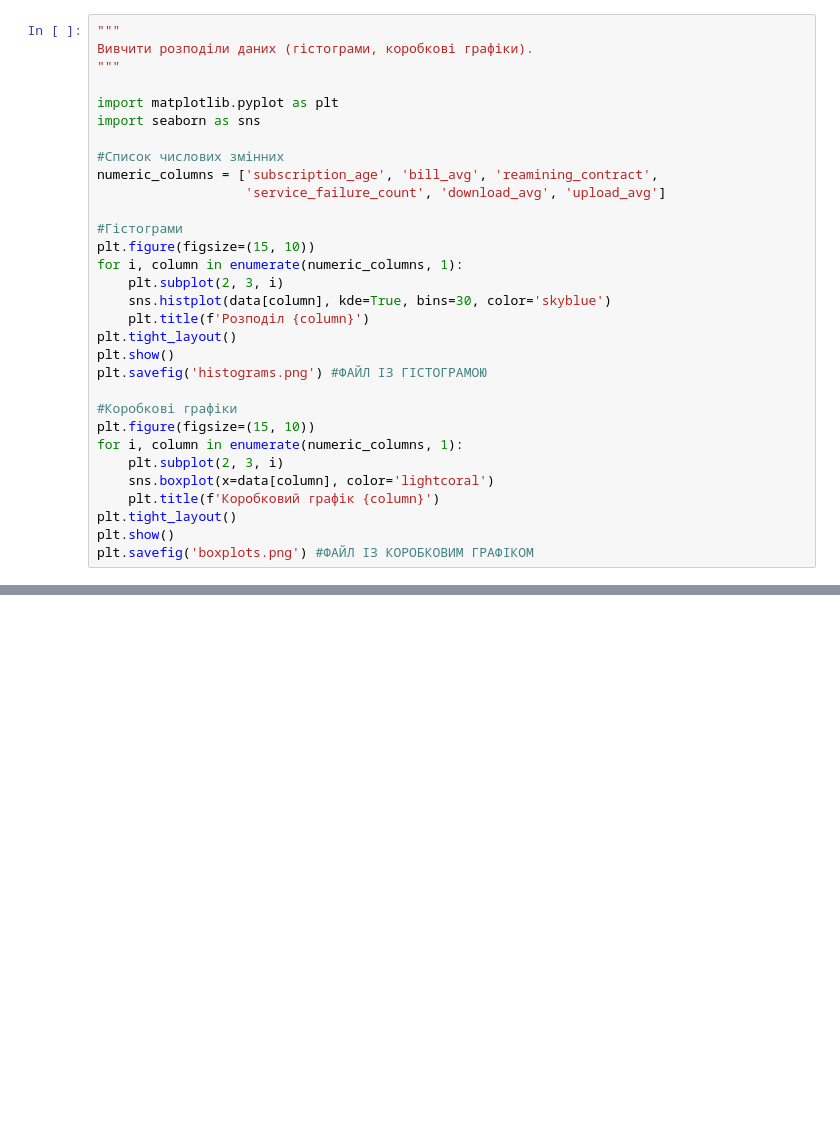
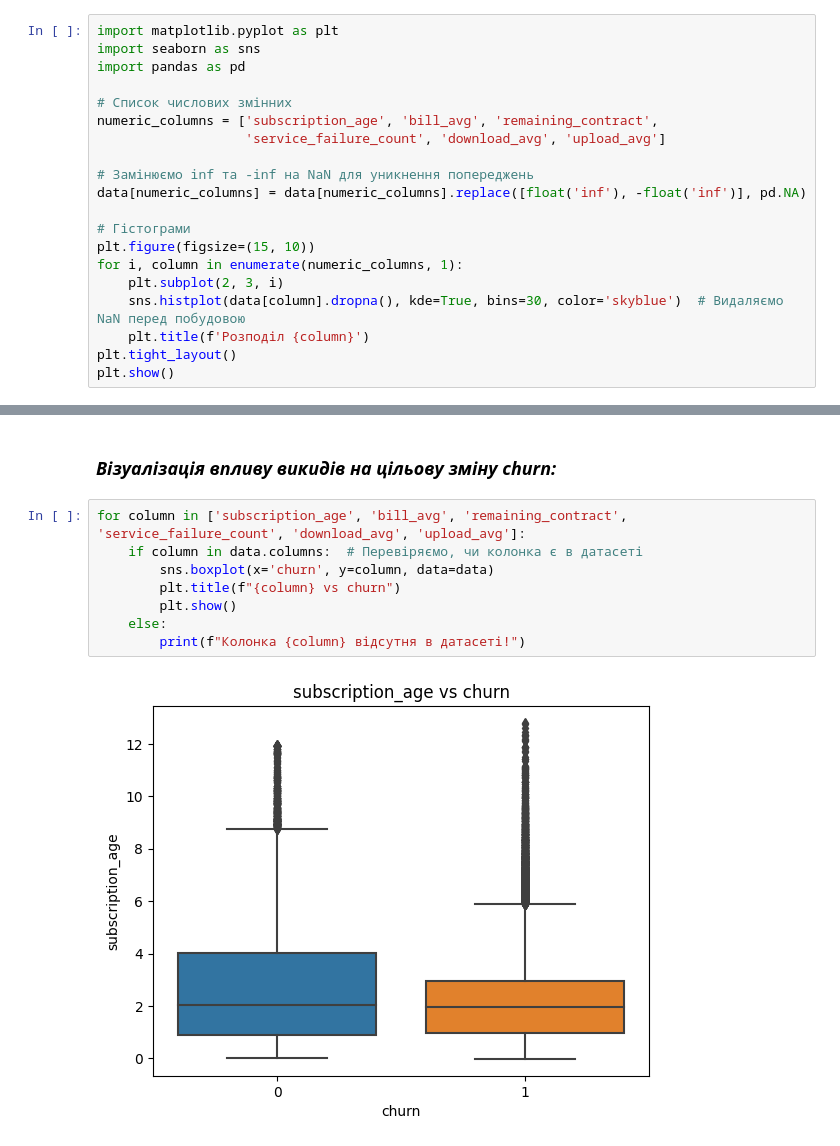
Before and after one commit to MarkLewkowskii/Customer_Outflow, a Jupyter notebook: notebooks/01_Analyze_EDA.ipynb, the cells around one changed output, grey strips where cells are left out. Cells and saved outputs as stored; diff of their text form; blank space fills up the shorter version.

```diff
--- a/notebooks/01_Analyze_EDA.ipynb
+++ b/notebooks/01_Analyze_EDA.ipynb
@@ -83,33 +55,22 @@ churn                                        0     0.000000
 # %%
-"""
-Вивчити розподіли даних (гістограми, коробкові графіки).
-"""
-
 import matplotlib.pyplot as plt
 import seaborn as sns
+import pandas as pd
 
-#Список числових змінних
-numeric_columns = ['subscription_age', 'bill_avg', 'reamining_contract',
+# Список числових змінних
+numeric_columns = ['subscription_age', 'bill_avg', 'remaining_contract',
                    'service_failure_count', 'download_avg', 'upload_avg']
 
-#Гістограми
+# Замінюємо inf та -inf на NaN для уникнення попереджень
+data[numeric_columns] = data[numeric_columns].replace([float('inf'), -float('inf')], pd.NA)
+
+# Гістограми
 plt.figure(figsize=(15, 10))
 for i, column in enumerate(numeric_columns, 1):
     plt.subplot(2, 3, i)
-    sns.histplot(data[column], kde=True, bins=30, color='skyblue')
+    sns.histplot(data[column].dropna(), kde=True, bins=30, color='skyblue')  # Видаляємо NaN перед побудовою
     plt.title(f'Розподіл {column}')
 plt.tight_layout()
 plt.show()
-plt.savefig('histograms.png') #ФАЙЛ ІЗ ГІСТОГРАМОЮ
-
-#Коробкові графіки
-plt.figure(figsize=(15, 10))
-for i, column in enumerate(numeric_columns, 1):
-    plt.subplot(2, 3, i)
-    sns.boxplot(x=data[column], color='lightcoral')
-    plt.title(f'Коробковий графік {column}')
-plt.tight_layout()
-plt.show()
-plt.savefig('boxplots.png') #ФАЙЛ ІЗ КОРОБКОВИМ ГРАФІКОМ
 # %% [output]
 [figure]
@@ -221,0 +92,12 @@ save_report_to_file("summary_report.txt", report_lines)
+# %% [markdown]
+###  ***Візуалізація впливу викидів на цільову зміну churn:***
+# %%
+for column in ['subscription_age', 'bill_avg', 'remaining_contract', 'service_failure_count', 'download_avg', 'upload_avg']:
+    if column in data.columns:  # Перевіряємо, чи колонка є в датасеті
+        sns.boxplot(x='churn', y=column, data=data)
+        plt.title(f"{column} vs churn")
+        plt.show()
+    else:
+        print(f"Колонка {column} відсутня в датасеті!")
+# %% [output]
+[figure, added]
```
Also changed, not shown: parts of 15 cells of this notebook, 18 other files.
